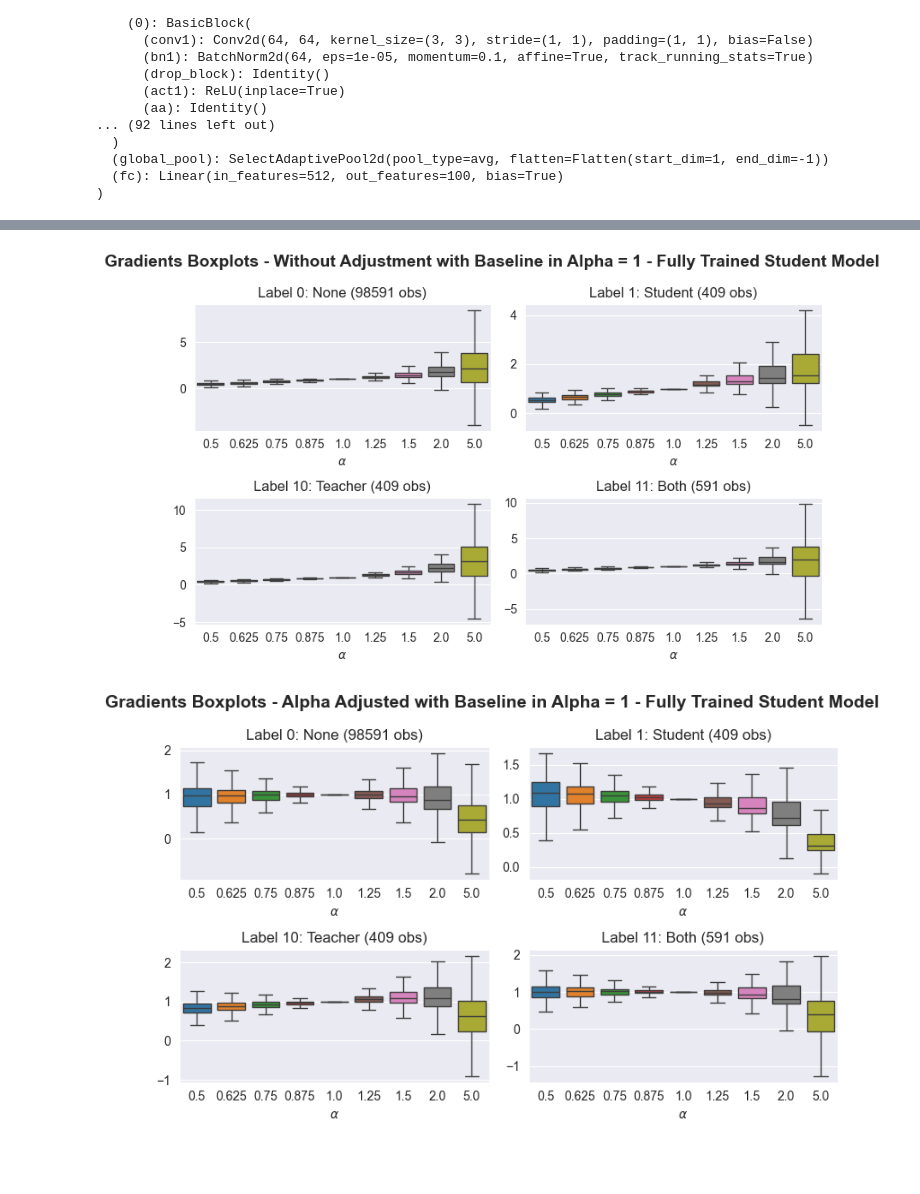
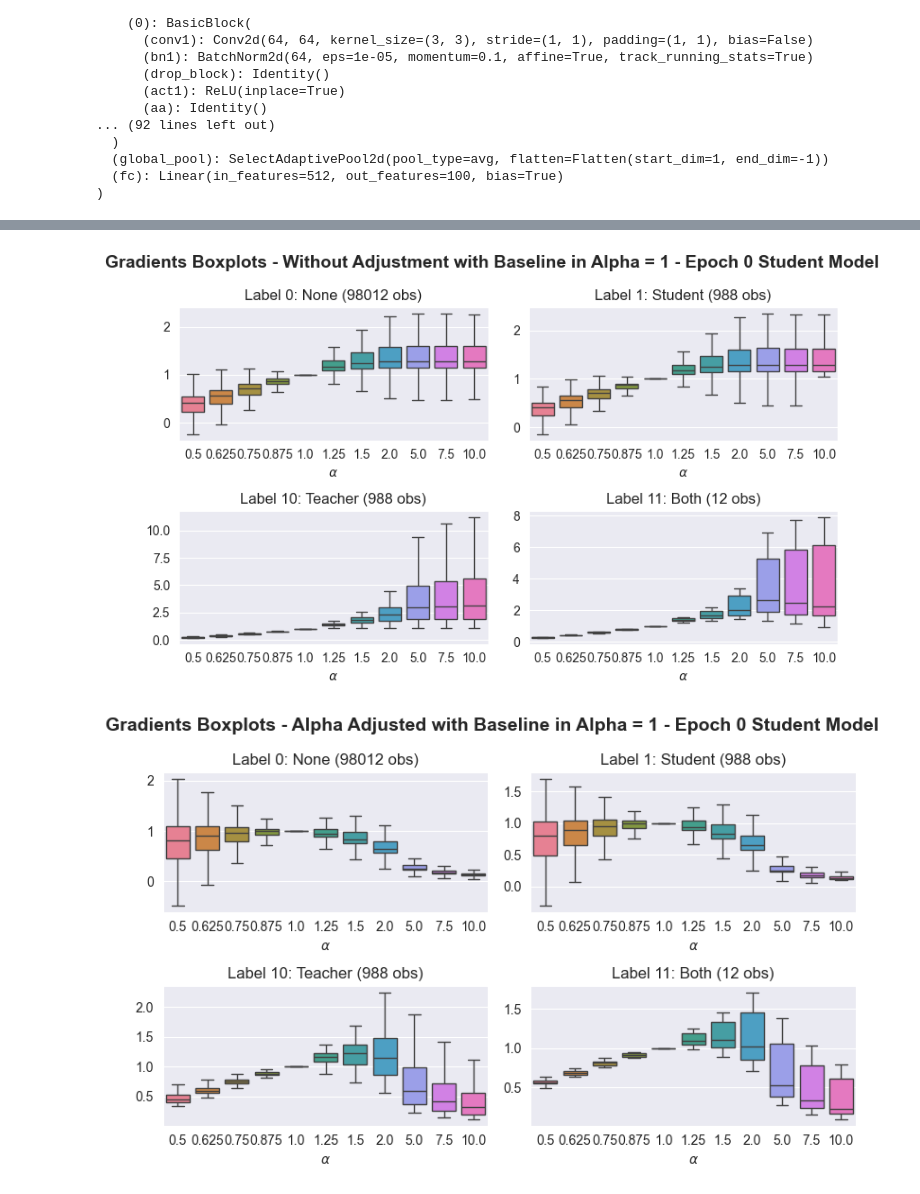
Before and after one commit to Maertine/pytorch-image-models, a Jupyter notebook: tmi/Model Testing.ipynb, the cells around one changed output, grey strips where cells are left out. Cells and saved outputs as stored; diff of their text form; code cells hidden in the pictures; blank space fills up the shorter version.

```diff
--- a/tmi/Model Testing.ipynb
+++ b/tmi/Model Testing.ipynb
@@ -184,7 +187,7 @@ def renyi_divergence_gradient(x, y, alpha, T=1.0):
 
     return gradient
 # %%
-def create_gradient_plot(data,alphas,alpha_adjusted=False,title_adjusted="",baseline=False):
+def create_gradient_plot(data,alphas,alpha_adjusted=False,title_adjusted="",baseline=False,advanced_alpha_plot=False):
     # Define labels to filter
     labels = [0, 1, 10, 11]
     counts = data.label.value_counts()
@@ -199,7 +202,11 @@ def create_gradient_plot(data,alphas,alpha_adjusted=False,title_adjusted="",base
     # Loop through each label and plot
     for i, label in enumerate(labels):
         subset = data[data.label == label].drop(columns=['label'])
-        if alpha_adjusted:
+        if advanced_alpha_plot:
+            def sigmoid(x):
+                return 0.3391 / (1 + np.exp(-(0.9703 * x - 2.9132))) + 0.9571
+            subset = subset.div(sigmoid(np.array(alphas)), axis=1)
+        elif alpha_adjusted:
             subset = subset.div(alphas, axis=1)
         if baseline:
             subset = subset.div(subset[1], axis=0)
@@ -208,7 +215,12 @@ def create_gradient_plot(data,alphas,alpha_adjusted=False,title_adjusted="",base
         axes[i].set_xlabel(r'$\alpha$')
 
 
-    if alpha_adjusted:
+    if advanced_alpha_plot:
+        if baseline:
+            fig.suptitle(f"Gradients Boxplots - Alpha Sigmoid Adjusted with Baseline in Alpha = 1 - {title_adjusted} Student Model", fontsize=14, fontweight='bold')
+        else:
+            fig.suptitle(f"Gradients Boxplots - Alpha Sigmoid Adjusted - {title_adjusted} Student Model", fontsize=14, fontweight='bold')
+    elif alpha_adjusted:
         if baseline:
             fig.suptitle(f"Gradients Boxplots - Alpha Adjusted with Baseline in Alpha = 1 - {title_adjusted} Student Model", fontsize=14, fontweight='bold')
         else:
@@ -222,7 +234,7 @@ def create_gradient_plot(data,alphas,alpha_adjusted=False,title_adjusted="",base
     plt.tight_layout()
     plt.show()
 # %%
-def gradient_plot(student_model,teacher_model,title_adjusted,temperature=1,baseline=False):
+def gradient_plot(student_model,teacher_model,title_adjusted,temperature=1,baseline=False,advanced_alpha_plot=False):
     for batch_idx, (input, target) in enumerate(loader_train):
         input, target = input.to(device), target.to(device)
         teacher_output = teacher_model(input)
@@ -232,7 +244,7 @@ def gradient_plot(student_model,teacher_model,title_adjusted,temperature=1,basel
         break
 
     grads = []
-    alphas = [0.5,0.625,0.75,0.875,1,1.25,1.5,2,5]
+    alphas = [0.5,0.625,0.75,0.875,1,1.25,1.5,2,5,7.5,10]
     for alpha in alphas:
         grads.append(renyi_divergence_gradient(student_output,teacher_output,alpha,temperature).reshape(-1).detach().cpu().numpy() * temperature ** 2)
 
@@ -247,9 +259,12 @@ def gradient_plot(student_model,teacher_model,title_adjusted,temperature=1,basel
     label = one_hot_teacher.reshape(-1) * 10 + one_hot_student.reshape(-1)
     data['label'] = label.cpu().numpy()
 
-    create_gradient_plot(data,alphas,alpha_adjusted=False,title_adjusted=title_adjusted,baseline=baseline)
+    if advanced_alpha_plot:
+        create_gradient_plot(data,alphas,alpha_adjusted=True,title_adjusted=title_adjusted,baseline=baseline,advanced_alpha_plot=True)
+    else:
+        create_gradient_plot(data,alphas,alpha_adjusted=False,title_adjusted=title_adjusted,baseline=baseline)
 
-    create_gradient_plot(data,alphas,alpha_adjusted=True,title_adjusted=title_adjusted,baseline=baseline)
+        create_gradient_plot(data,alphas,alpha_adjusted=True,title_adjusted=title_adjusted,baseline=baseline)
 # %%
 gradient_plot(student_model,teacher_model,title_adjusted="Fully Trained",temperature=1)
 # %% [output]
@@ -263,5 +278,5 @@ gradient_plot(student_model_epoch0,teacher_model,title_adjusted="Epoch 0",temper
 # %%
-gradient_plot(student_model, teacher_model, title_adjusted="Fully Trained", temperature=1,baseline=True)
+gradient_plot(student_model_epoch0, teacher_model, title_adjusted="Epoch 0", temperature=1,baseline=True)
 # %% [output]
-[figure, old version]
+[figure, new version]
-[figure, old version]
+[figure, new version]
```
Also changed, not shown: parts of 18 cells of this notebook, 3 other files.
